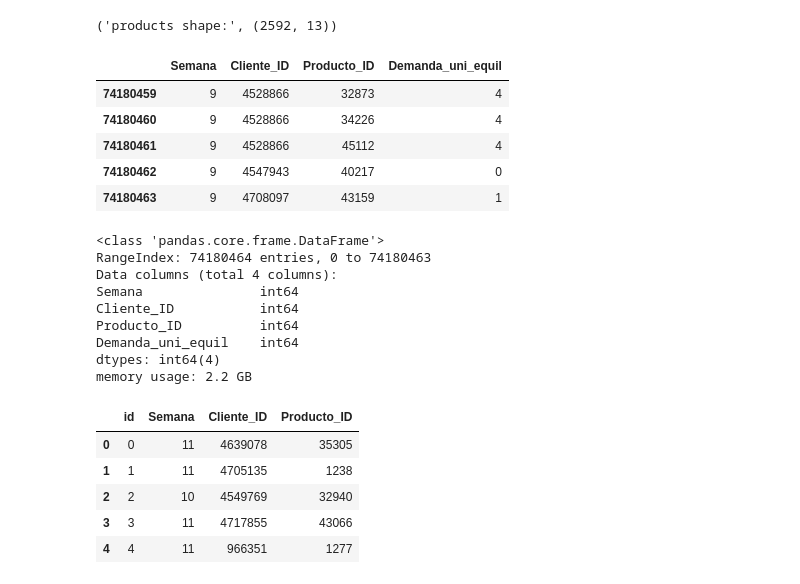
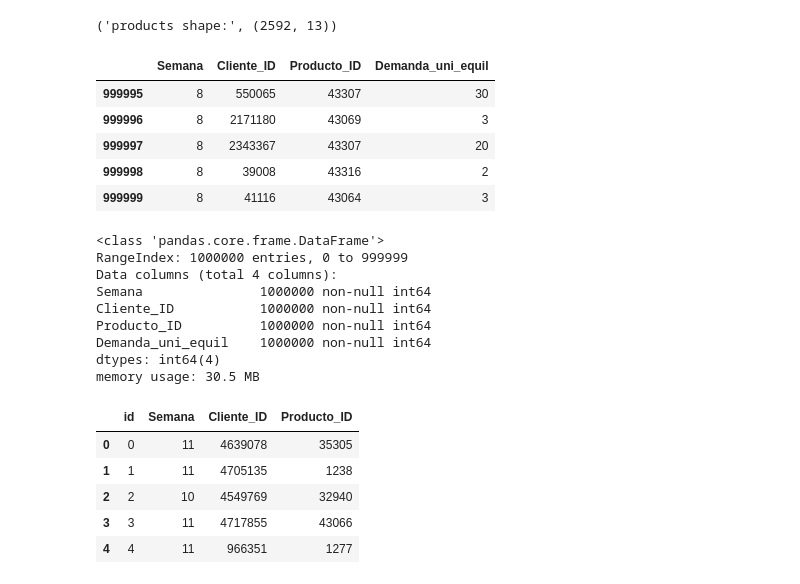
Before and after one commit to berkerkozan/KaggleBimboInventory, a Jupyter notebook: 18 Grouping and time series and product data.ipynb, the cells around one changed output. Cells and saved outputs as stored; diff of their text form; code cells hidden in the pictures.

```diff
--- a/18 Grouping and time series and product data.ipynb
+++ b/18 Grouping and time series and product data.ipynb
@@ -77,28 +77,28 @@ print('products shape:', products.shape)
 # %% [output]
 ('products shape:', (2592, 13))
 # %%
-train = pd.read_csv('../input/train.csv', usecols=['Semana', 'Cliente_ID', 'Producto_ID', 'Demanda_uni_equil'])
+train = pd.read_csv('../input/train_1000000.csv', usecols=['Semana', 'Cliente_ID', 'Producto_ID', 'Demanda_uni_equil'])
 test = pd.read_csv('../input/test.csv', usecols=['id', 'Semana', 'Cliente_ID', 'Producto_ID'])
 train.tail()
 # %% [output]
 |  | Semana | Cliente_ID | Producto_ID | Demanda_uni_equil |
-| 74180459 | 9 | 4528866 | 32873 | 4 |
-| 74180460 | 9 | 4528866 | 34226 | 4 |
-| 74180461 | 9 | 4528866 | 45112 | 4 |
-| 74180462 | 9 | 4547943 | 40217 | 0 |
-| 74180463 | 9 | 4708097 | 43159 | 1 |
+| 999995 | 8 | 550065 | 43307 | 30 |
+| 999996 | 8 | 2171180 | 43069 | 3 |
+| 999997 | 8 | 2343367 | 43307 | 20 |
+| 999998 | 8 | 39008 | 43316 | 2 |
+| 999999 | 8 | 41116 | 43064 | 3 |
 # %%
 train.info()
 # %% [output]
 <class 'pandas.core.frame.DataFrame'>
-RangeIndex: 74180464 entries, 0 to 74180463
+RangeIndex: 1000000 entries, 0 to 999999
 Data columns (total 4 columns):
-Semana               int64
-Cliente_ID           int64
-Producto_ID          int64
-Demanda_uni_equil    int64
+Semana               1000000 non-null int64
+Cliente_ID           1000000 non-null int64
+Producto_ID          1000000 non-null int64
+Demanda_uni_equil    1000000 non-null int64
 dtypes: int64(4)
-memory usage: 2.2 GB
+memory usage: 30.5 MB
 # %%
 test.head()
 # %% [output]
```
Also changed, not shown: parts of 24 cells of this notebook.
